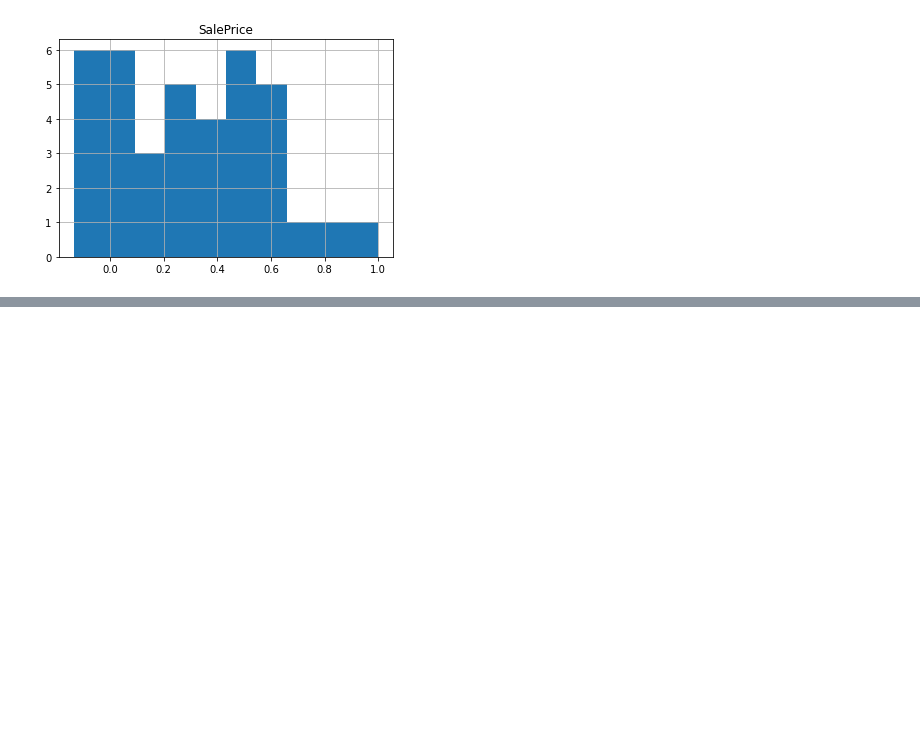
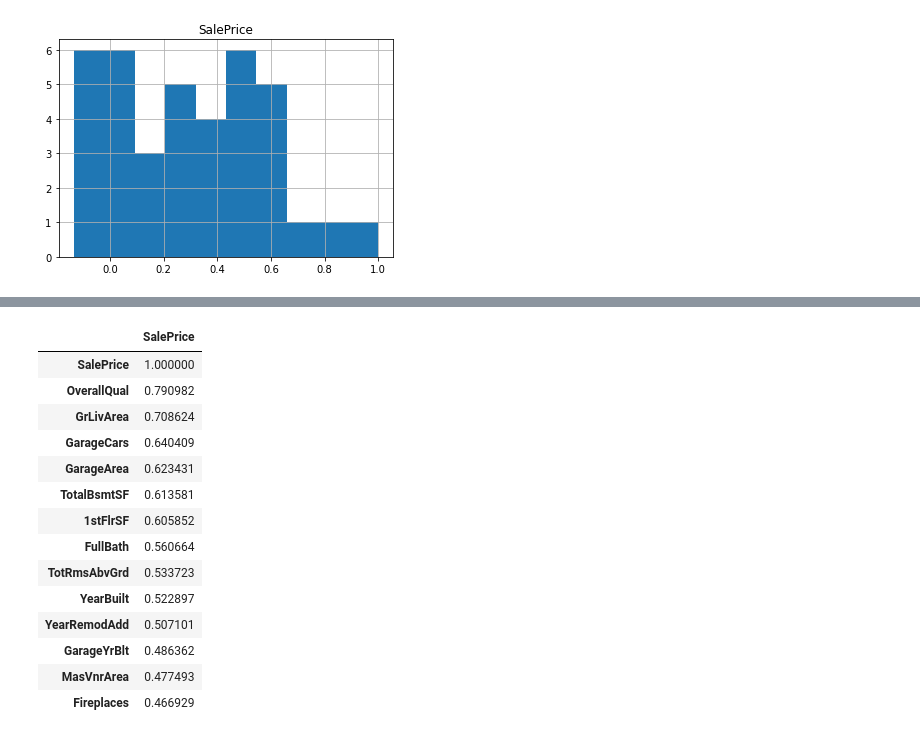
Before and after one commit to gihonglee/hosing_price_prediction, a Jupyter notebook: housing-price-prediction.ipynb, the cells around one changed output, grey strips where cells are left out. Drawn from its saved outputs; the diff is of its cells as text; code cells hidden in the pictures; blank space fills up the shorter version.

```diff
--- a/housing-price-prediction.ipynb
+++ b/housing-price-prediction.ipynb
@@ -107,0 +128,19 @@ sns.heatmap(train_df[corr_vec[corr_vec['SalePrice'] > 0.4].index].corr())
+# %%
+corr_df = pd.DataFrame(train_df[corr_vec[corr_vec['SalePrice'] > 0.4].index].corr()['SalePrice'])
+corr_df.sort_values(by = 'SalePrice', ascending = False)
+# %% [output]
+|  | SalePrice |
+| SalePrice | 1.000000 |
+| OverallQual | 0.790982 |
+| GrLivArea | 0.708624 |
+| GarageCars | 0.640409 |
+| GarageArea | 0.623431 |
+| TotalBsmtSF | 0.613581 |
+| 1stFlrSF | 0.605852 |
+| FullBath | 0.560664 |
+| TotRmsAbvGrd | 0.533723 |
+| YearBuilt | 0.522897 |
+| YearRemodAdd | 0.507101 |
+| GarageYrBlt | 0.486362 |
+| MasVnrArea | 0.477493 |
+| Fireplaces | 0.466929 |
```
Also changed, not shown: parts of 5 cells of this notebook.
